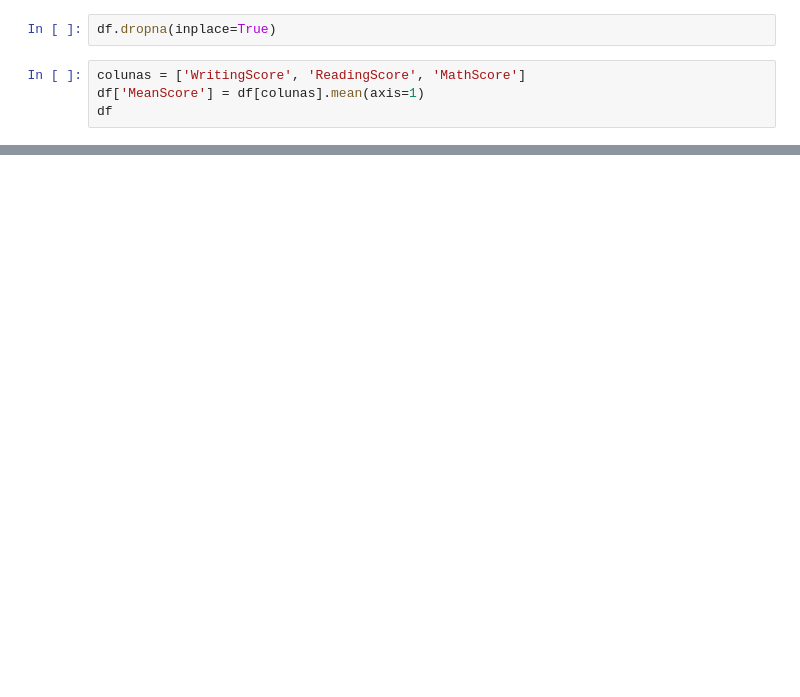
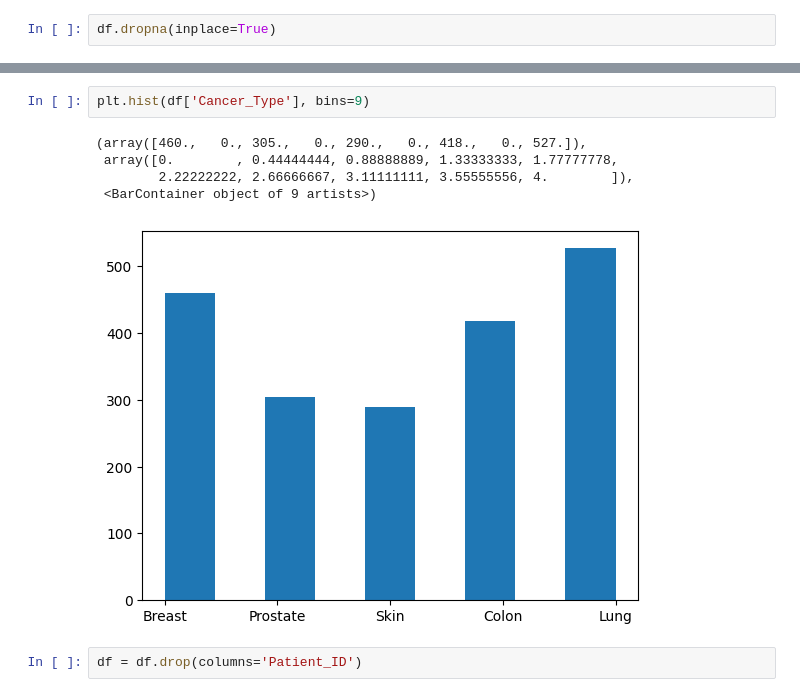
Before and after one commit to taykas/StressAI, a Jupyter notebook: main.ipynb, the cells around one changed output, grey strips where cells are left out. Saved outputs shown, nothing was run; the diff lists cells and outputs as text; blank space fills up the shorter version.

```diff
--- a/main.ipynb
+++ b/main.ipynb
@@ -37,6 +37,2 @@ df.describe()
 # %%
 df.dropna(inplace=True)
-# %%
-colunas = ['WritingScore', 'ReadingScore', 'MathScore']
-df['MeanScore'] = df[colunas].mean(axis=1)
-df
@@ -94,0 +95,10 @@ scatter = df.plot.scatter(x = 'MeanScore', y = 'NrSiblings', s = 2, c = 'blue')
+# %%
+plt.hist(df['Cancer_Type'], bins=9)
+# %% [output]
+(array([460.,   0., 305.,   0., 290.,   0., 418.,   0., 527.]),
+ array([0.        , 0.44444444, 0.88888889, 1.33333333, 1.77777778,
+        2.22222222, 2.66666667, 3.11111111, 3.55555556, 4.        ]),
+ <BarContainer object of 9 artists>)
+[figure, added]
+# %%
+df = df.drop(columns='Patient_ID')
```
Also changed, not shown: parts of 33 cells of this notebook, 3 other files.
